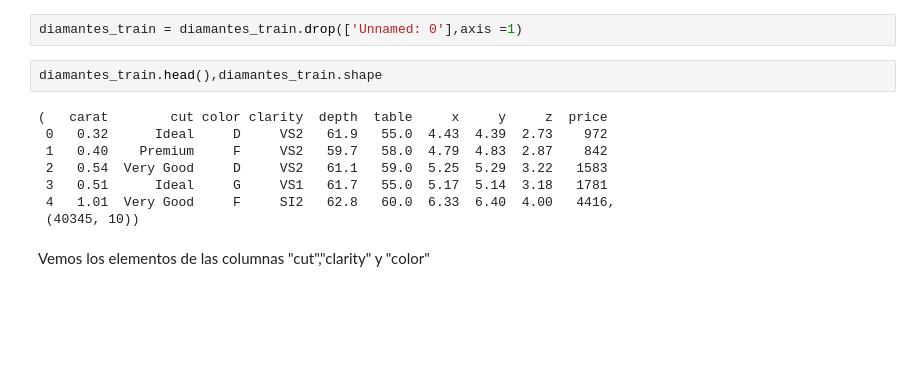
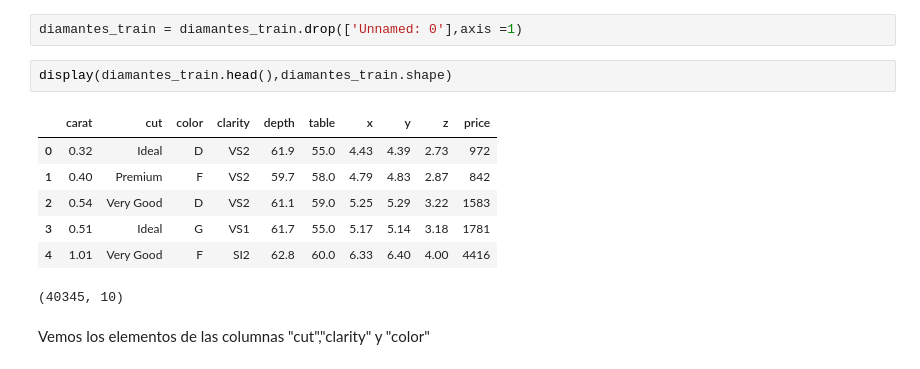
Before and after one commit to Sergio-Perez/ProyectoDiamantes, a Jupyter notebook: DiamonProyect.ipynb, the cells around one changed output. Cells and saved outputs as stored; diff of their text form; blank space fills up the shorter version.

```diff
--- a/DiamonProyect.ipynb
+++ b/DiamonProyect.ipynb
@@ -68,15 +85,15 @@ eliminamos el doble indice que tiene la colmna
 # %%
 diamantes_train = diamantes_train.drop(['Unnamed: 0'],axis =1)
 # %%
-diamantes_train.head(),diamantes_train.shape
+display(diamantes_train.head(),diamantes_train.shape)
 # %% [output]
+|  | carat | cut | color | clarity | depth | table | x | y | z | price |
+| 0 | 0.32 | Ideal | D | VS2 | 61.9 | 55.0 | 4.43 | 4.39 | 2.73 | 972 |
+| 1 | 0.40 | Premium | F | VS2 | 59.7 | 58.0 | 4.79 | 4.83 | 2.87 | 842 |
+| 2 | 0.54 | Very Good | D | VS2 | 61.1 | 59.0 | 5.25 | 5.29 | 3.22 | 1583 |
+| 3 | 0.51 | Ideal | G | VS1 | 61.7 | 55.0 | 5.17 | 5.14 | 3.18 | 1781 |
+| 4 | 1.01 | Very Good | F | SI2 | 62.8 | 60.0 | 6.33 | 6.40 | 4.00 | 4416 |
-(   carat        cut color clarity  depth  table     x     y     z  price
- 0   0.32      Ideal     D     VS2   61.9   55.0  4.43  4.39  2.73    972
- 1   0.40    Premium     F     VS2   59.7   58.0  4.79  4.83  2.87    842
- 2   0.54  Very Good     D     VS2   61.1   59.0  5.25  5.29  3.22   1583
- 3   0.51      Ideal     G     VS1   61.7   55.0  5.17  5.14  3.18   1781
- 4   1.01  Very Good     F     SI2   62.8   60.0  6.33  6.40  4.00   4416,
- (40345, 10))
+(40345, 10)
 # %% [markdown]
 Vemos los elementos de  las columnas "cut","clarity" y "color"
 # %%
```
Also changed, not shown: parts of 30 cells of this notebook, 2 other files.
